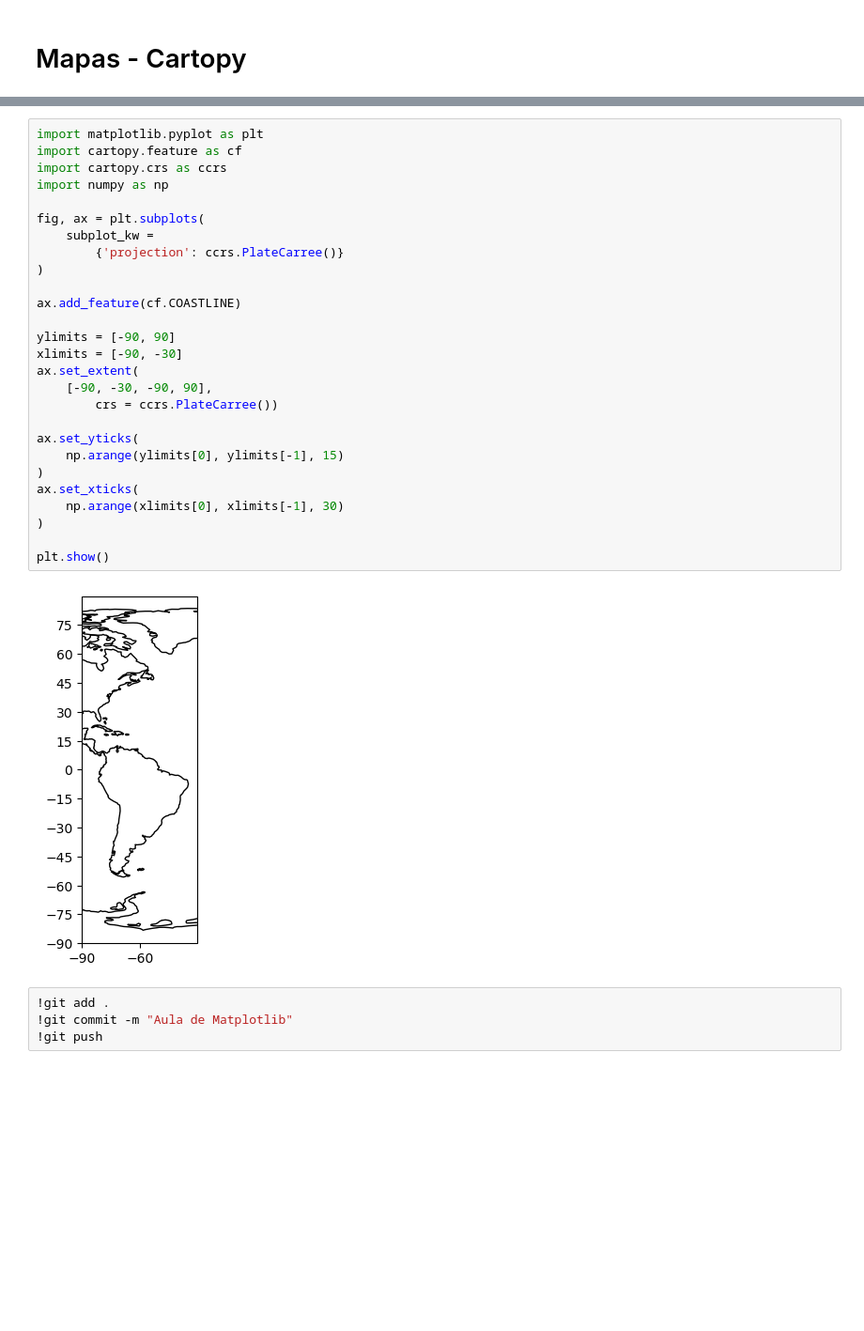
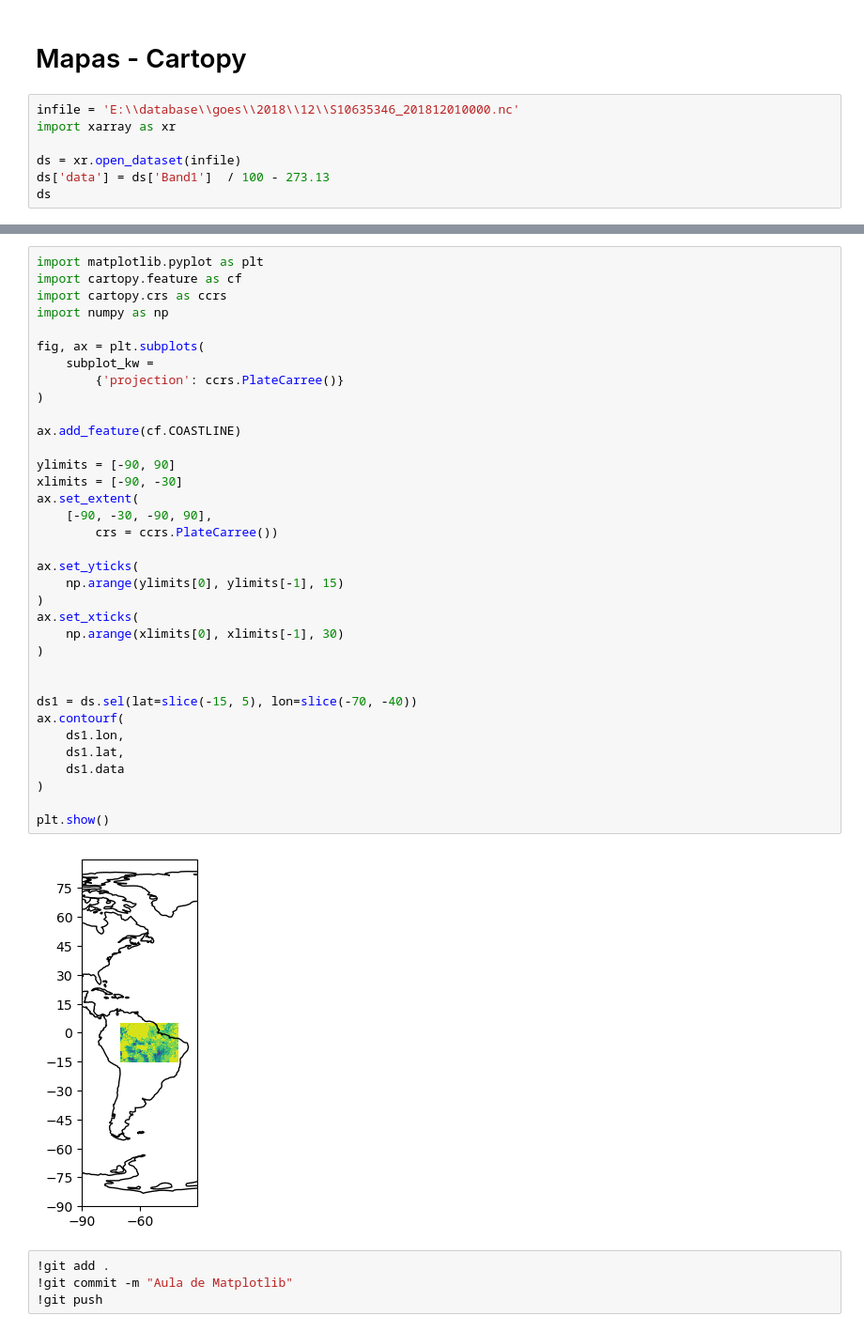
Before and after one commit to LuizFillip/Curso-de-Python--UEPB, a Jupyter notebook: Matplotlib.ipynb, the cells around one changed output, grey strips where cells are left out. Shown at 94% size. Cells and saved outputs as stored; diff of their text form; blank space fills up the shorter version.

Commit message:
Atualizando a aula de xarray

```diff
--- a/Matplotlib.ipynb
+++ b/Matplotlib.ipynb
@@ -57,3 +57,10 @@ plt.imshow(z)
 NameError: name 'x' is not defined
 # %% [markdown]
 # Mapas - Cartopy
+# %%
+infile = 'E:\\database\\goes\\2018\\12\\S10635346_201812010000.nc'
+import xarray as xr
+
+ds = xr.open_dataset(infile)
+ds['data'] = ds['Band1']  / 100 - 273.13
+ds
@@ -60,32 +81,40 @@ NameError: name 'x' is not defined
 # %%
 import matplotlib.pyplot as plt
 import cartopy.feature as cf
 import cartopy.crs as ccrs
 import numpy as np
 
 fig, ax = plt.subplots(
     subplot_kw =
         {'projection': ccrs.PlateCarree()}
 )
 
 ax.add_feature(cf.COASTLINE)
 
 ylimits = [-90, 90]
 xlimits = [-90, -30]
 ax.set_extent(
     [-90, -30, -90, 90],
         crs = ccrs.PlateCarree())
 
 ax.set_yticks(
     np.arange(ylimits[0], ylimits[-1], 15)
 )
 ax.set_xticks(
     np.arange(xlimits[0], xlimits[-1], 30)
 )
 
+
+ds1 = ds.sel(lat=slice(-15, 5), lon=slice(-70, -40))
+ax.contourf(
+    ds1.lon,
+    ds1.lat,
+    ds1.data
+)
+
 plt.show()
 # %% [output]
-[figure, old version]
+[figure, new version]
 # %%
 !git add .
 !git commit -m "Aula de Matplotlib"
```
Also changed, not shown: parts of 1 cell of this notebook, 1 other file.
